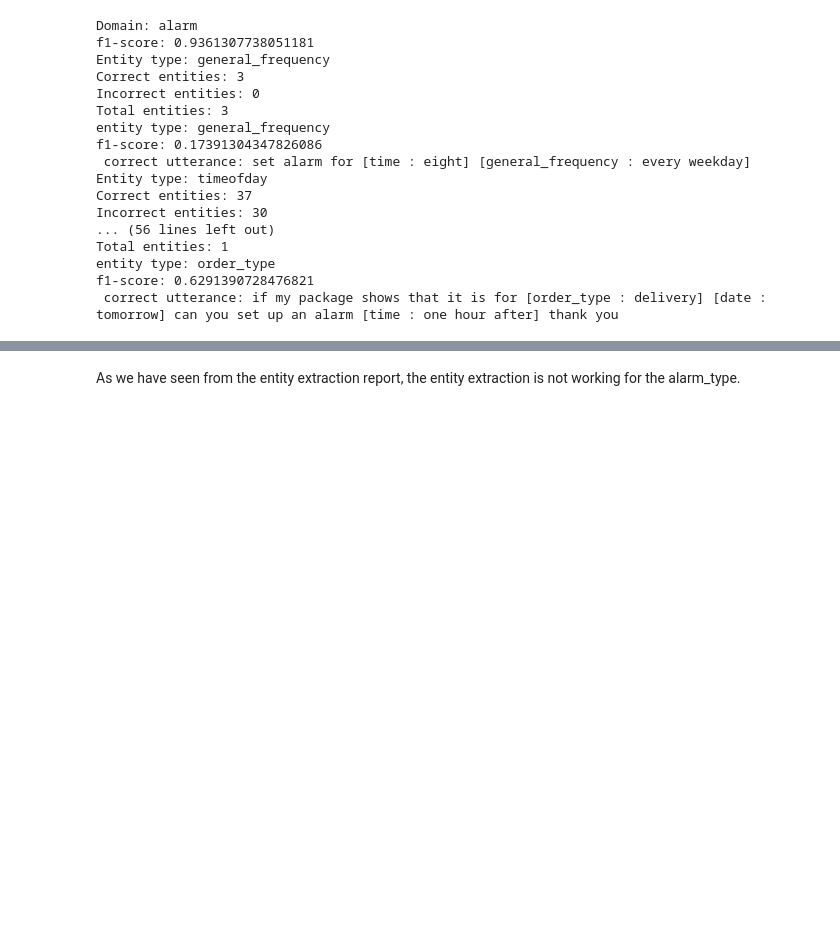
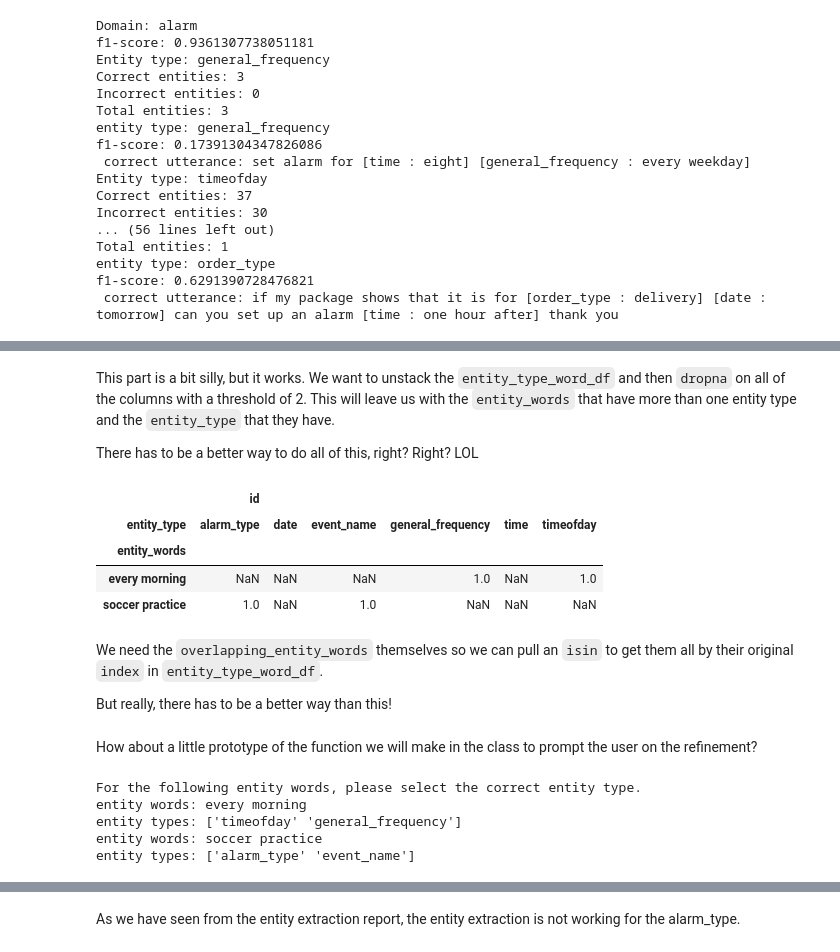
Before and after one commit to secretsauceai/NLU-engine-prototype-benchmarks, a Jupyter notebook: Macro_NLU_Entity_Refinement.ipynb, the cells around one changed output, grey strips where cells are left out. Drawn from its saved outputs; the diff is of its cells as text; code cells hidden in the pictures; blank space fills up the shorter version.

```diff
--- a/Macro_NLU_Entity_Refinement.ipynb
+++ b/Macro_NLU_Entity_Refinement.ipynb
@@ -447,0 +553,23 @@ RenderJSON(incorrect_predicted_entities_report)
+# %% [markdown]
+This part is a bit silly, but it works. We want to unstack the `entity_type_word_df` and then `dropna` on all of the columns with a threshold of 2. This will leave us with the `entity_words` that have more than one entity type and the `entity_type` that they have.
+
+There has to be a better way to do all of this, right? Right? LOL
+# %%
+overlapping_entities_df = pd.DataFrame(entity_type_word_counts_df).unstack().dropna(thresh=2)
+overlapping_entities_df
+#TODO: refinement: output this information nicely, and then have users select which entity_type they want for each entity_words.
+# Then we will have gotten rid of the overlap!
+#TODO: do a refinement on the rest of the entity words to make sure they are going to the right place.
+#TODO: retrain the model and see if the results improve.
+#TODO: do the refinement on all of the incorrect predicted entities that remain by reviewing the utterance with tagging.
+#TODO: repeat for all of the domains.
+# %% [output]
+|  | id |  |  |  |  |  |
+| entity_type | alarm_type | date | event_name | general_frequency | time | timeofday |
+| entity_words |  |  |  |  |  |  |
+| every morning | NaN | NaN | NaN | 1.0 | NaN | 1.0 |
+| soccer practice | 1.0 | NaN | 1.0 | NaN | NaN | NaN |
+# %% [markdown]
+We need the `overlapping_entity_words` themselves so we can pull an `isin` to get them all by their original `index` in `entity_type_word_df`.
+
+But really, there has to be a better way than this!
@@ -447,0 +583,22 @@ RenderJSON(incorrect_predicted_entities_report)
+# %% [markdown]
+How about a little prototype of the function we will make in the class to prompt the user on the refinement?
+# %%
+print("For the following entity words, please select the correct entity type.")
+correct_entity_types = []
+for entity_word in overlapping_entity_words:
+    print(f'entity words: {entity_word}')
+    print(
+        f'entity types: {overlapping_entity_words_df[overlapping_entity_words_df["entity_words"] == entity_word]["entity_type"].values}')
+    correct_entity_type = input("Type in the correct entity type")
+    correct_entity_types.append(correct_entity_type)
+    #TODO: This isn't right, it should apply it to the domain_df in the annotated column and save the domain_df to a csv.
+    #overlapping_entity_words_df.loc[overlapping_entity_words_df['entity_words'] == entity_word, 'entity_type'] = correct_entity_type
+    #TODO: for entity_word in overlapping_entity_words_df, get the ids
+    overlapping_by_id = overlapping_entity_words_df[overlapping_entity_words_df['entity_words'] == entity_word]['id'].values
+    overlapping_by_id
+# %% [output]
+For the following entity words, please select the correct entity type.
+entity words: every morning
+entity types: ['timeofday' 'general_frequency']
+entity words: soccer practice
+entity types: ['alarm_type' 'event_name']
```
Also changed, not shown: parts of 29 cells of this notebook.
